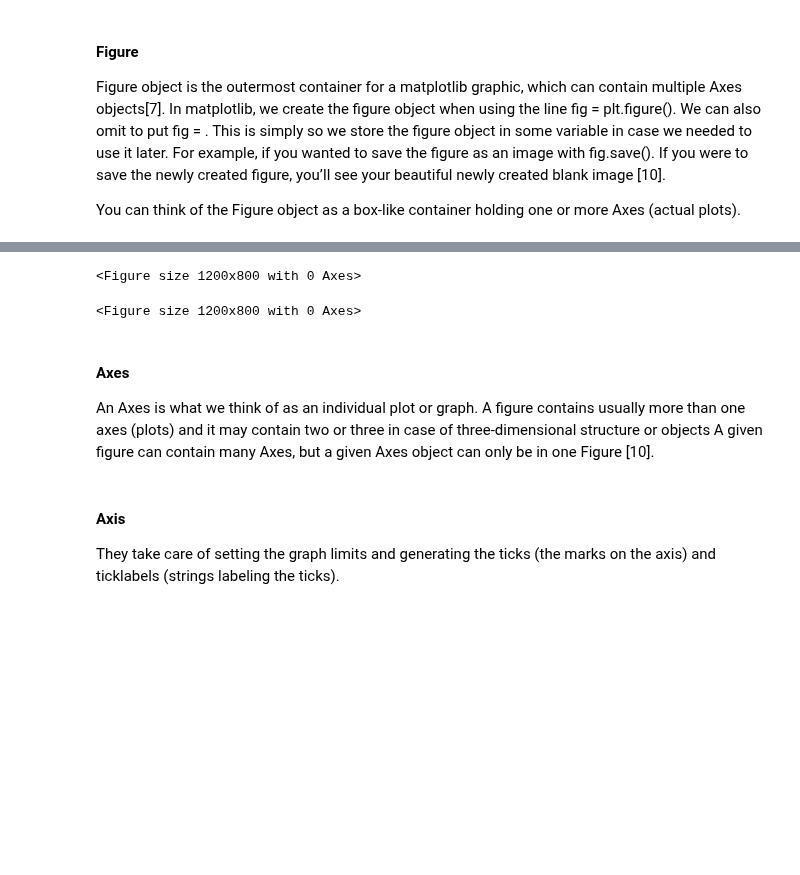
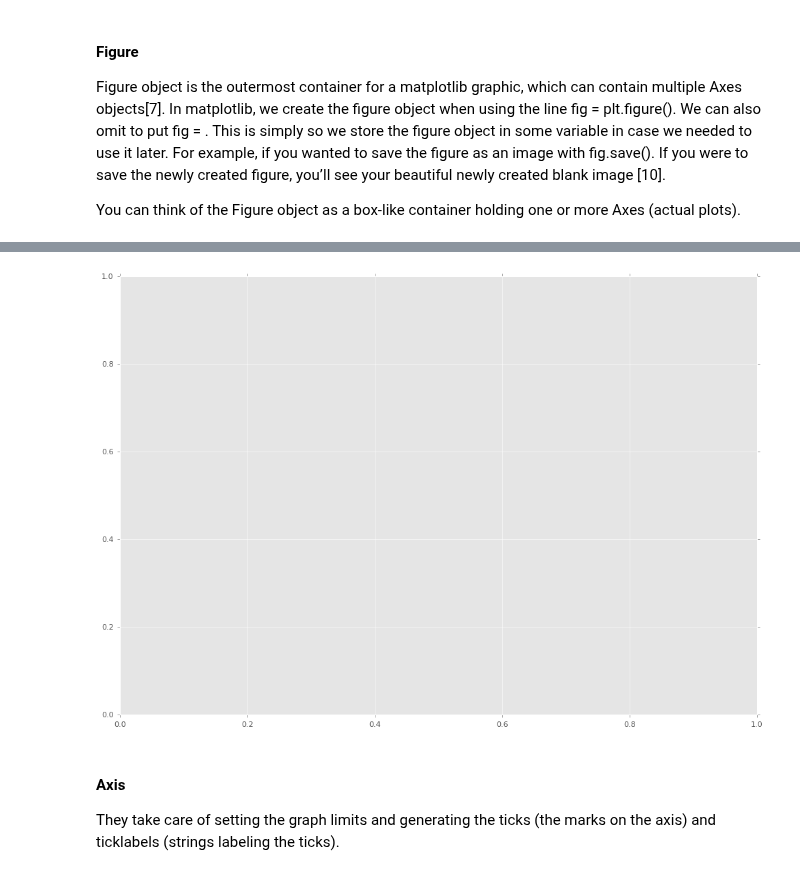
Before and after one commit to kmcd14/FofData-assessment, a Jupyter notebook: pyplot.ipynb, the cells around one changed output, grey strips where cells are left out. Cells and saved outputs as stored; diff of their text form; code cells hidden in the pictures; blank space fills up the shorter version.

```diff
--- a/pyplot.ipynb
+++ b/pyplot.ipynb
@@ -71,13 +79,8 @@ You can think of the Figure object as a box-like container holding one or more A
 # %%
-# Creating a figure
-plt.figure()
+# Creating a figure with axes
+figure, axes = plt.subplots()
 # %% [output]
-<Figure size 1200x800 with 0 Axes>
-<Figure size 1200x800 with 0 Axes>
+[figure, added]
-# %% [markdown]
-#### Axes
-
-An Axes is what we think of as an individual plot or graph. A figure contains usually more than one axes (plots) and it may contain two or three in case of three-dimensional structure or objects A given figure can contain many Axes, but a given Axes object can only be in one Figure [10].
 # %% [markdown]
 #### Axis
 
```
Also changed, not shown: parts of 10 cells of this notebook.
